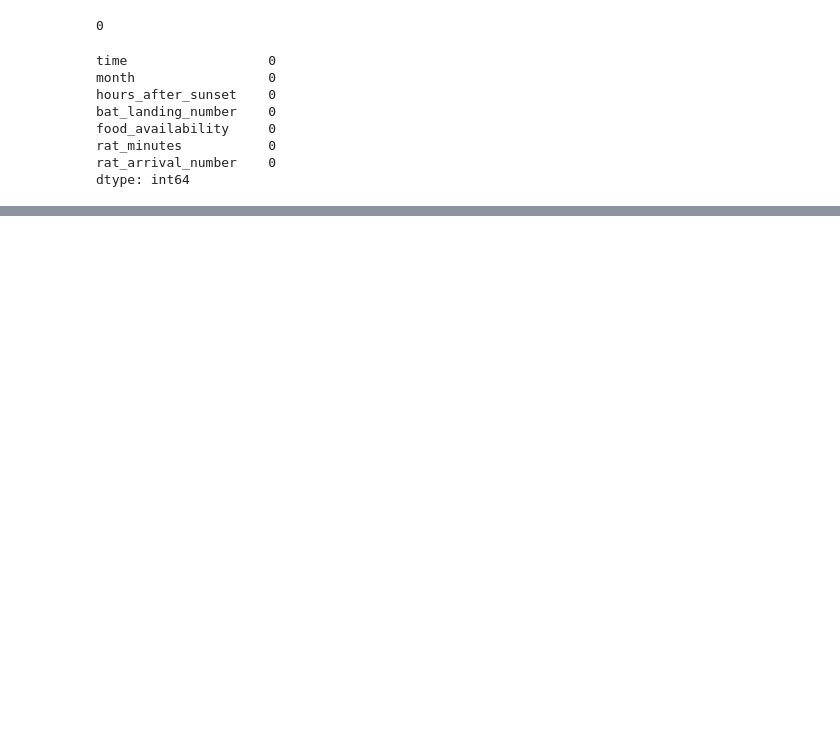
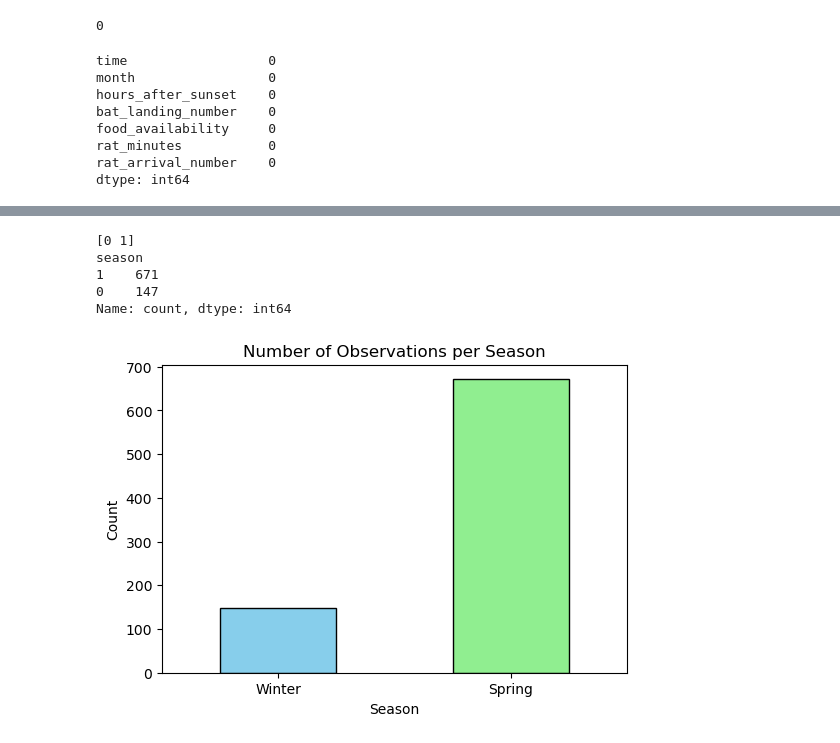
Before and after one commit to ipsakhadka/HIT140, a Jupyter notebook: assignment3.ipynb, the cells around one changed output, grey strips where cells are left out. Saved outputs shown, nothing was run; the diff lists cells and outputs as text; code cells hidden in the pictures; blank space fills up the shorter version.

```diff
--- a/assignment3.ipynb
+++ b/assignment3.ipynb
@@ -216,0 +289,12 @@ merged.describe()
+# %%
+
+# Convert to category
+d1_clean['habit'] = d1_clean['habit'].astype('category')
+
+# Create dummy variables
+habit_dummies = pd.get_dummies(d1_clean['habit'], prefix='habit')
+d1_clean = pd.concat([d1_clean, habit_dummies], axis=1)
+
+# Check the cleaned dataset
+print(d1_clean['habit'].unique())
+print(d1_clean.head())
@@ -216,0 +382,29 @@ merged.describe()
+# %%
+# Unique values in the 'season' column
+print(d1_clean['season'].unique())
+print(d1_clean['season'].value_counts())
+
+# Count rows per season
+season_counts = d1_clean['season'].value_counts().sort_index()  # ensures 0,1 order
+
+# Map numbers to labels for the x-axis
+season_labels = {0: 'Winter', 1: 'Spring'}
+season_counts.index = season_counts.index.map(season_labels)
+
+# Plot bar chart
+plt.figure(figsize=(6,4))
+season_counts.plot(kind='bar', color=['skyblue', 'lightgreen'], edgecolor='black')
+plt.title('Number of Observations per Season')
+plt.xlabel('Season')
+plt.ylabel('Count')
+plt.xticks(rotation=0)
+plt.show()
+
+#this is just showing observation during winter vs spring, no comparision with anything
+# %% [output]
+[0 1]
+season
+1    671
+0    147
+Name: count, dtype: int64
+[figure, added]
```
Also changed, not shown: parts of 19 cells of this notebook, 2 other files.
